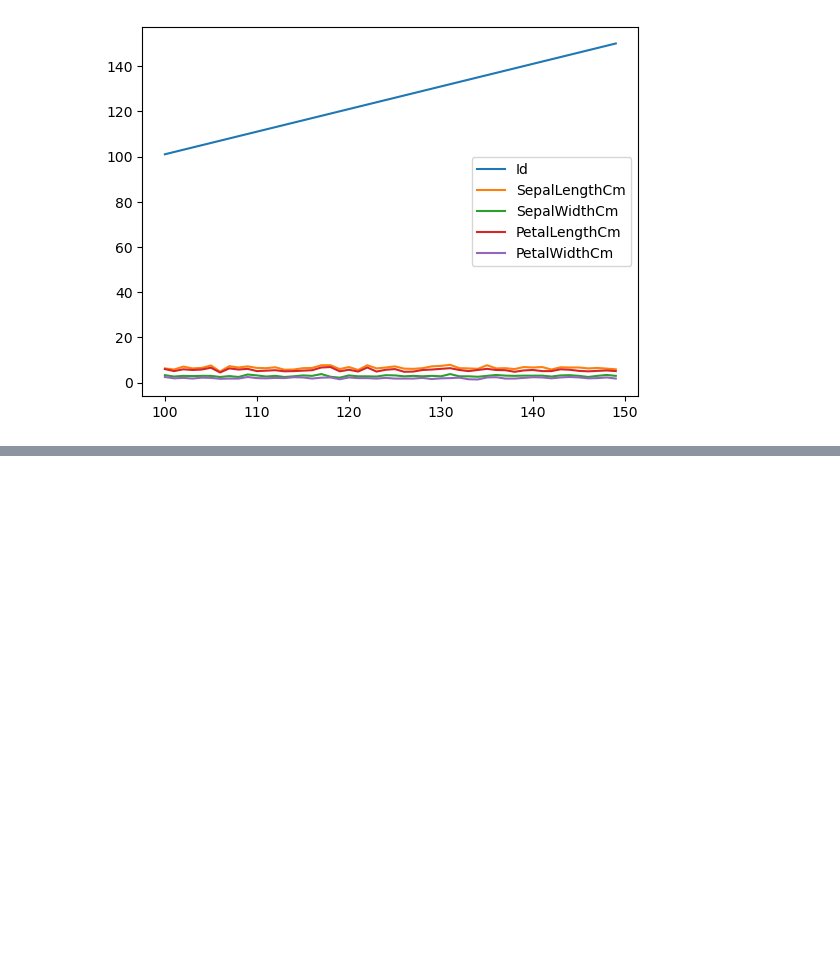
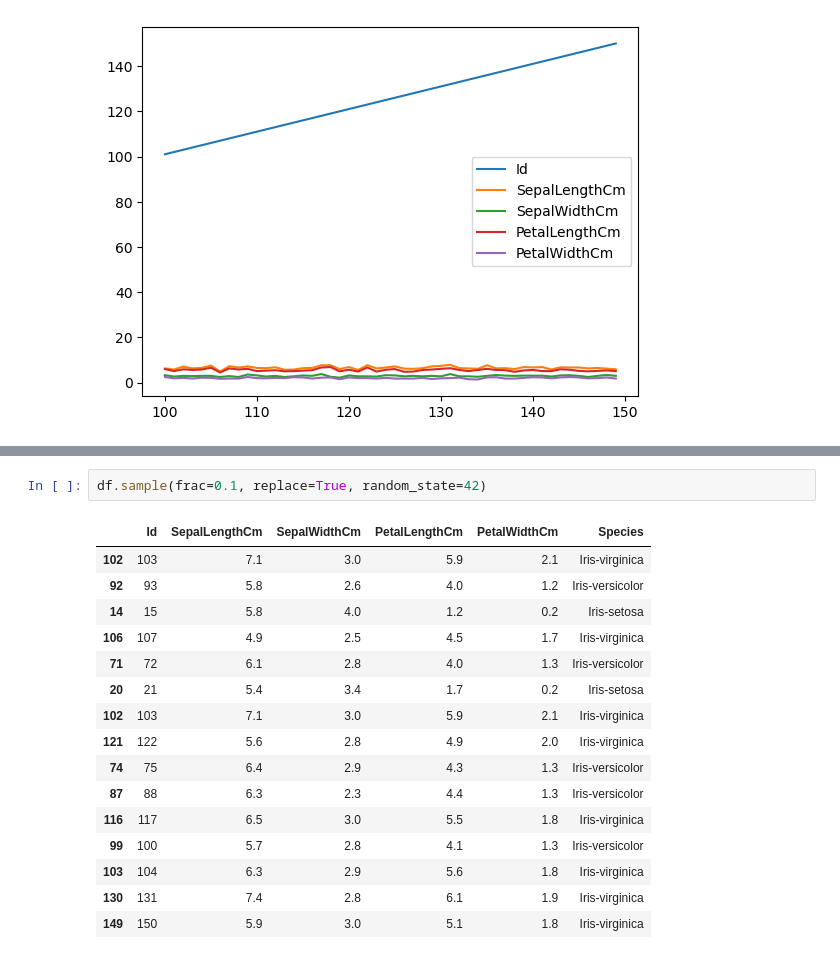
Before and after one commit to ankush-003/Learning-ML-Basics, a Jupyter notebook: CIE Workshop/Day1.ipynb, the cells around one changed output, grey strips where cells are left out. Saved outputs shown, nothing was run; the diff lists cells and outputs as text; blank space fills up the shorter version.

```diff
--- a/CIE Workshop/Day1.ipynb
+++ b/CIE Workshop/Day1.ipynb
@@ -156,0 +220,19 @@ plt.show()
+# %%
+df.sample(frac=0.1, replace=True, random_state=42)
+# %% [output]
+|  | Id | SepalLengthCm | SepalWidthCm | PetalLengthCm | PetalWidthCm | Species |
+| 102 | 103 | 7.1 | 3.0 | 5.9 | 2.1 | Iris-virginica |
+| 92 | 93 | 5.8 | 2.6 | 4.0 | 1.2 | Iris-versicolor |
+| 14 | 15 | 5.8 | 4.0 | 1.2 | 0.2 | Iris-setosa |
+| 106 | 107 | 4.9 | 2.5 | 4.5 | 1.7 | Iris-virginica |
+| 71 | 72 | 6.1 | 2.8 | 4.0 | 1.3 | Iris-versicolor |
+| 20 | 21 | 5.4 | 3.4 | 1.7 | 0.2 | Iris-setosa |
+| 102 | 103 | 7.1 | 3.0 | 5.9 | 2.1 | Iris-virginica |
+| 121 | 122 | 5.6 | 2.8 | 4.9 | 2.0 | Iris-virginica |
+| 74 | 75 | 6.4 | 2.9 | 4.3 | 1.3 | Iris-versicolor |
+| 87 | 88 | 6.3 | 2.3 | 4.4 | 1.3 | Iris-versicolor |
+| 116 | 117 | 6.5 | 3.0 | 5.5 | 1.8 | Iris-virginica |
+| 99 | 100 | 5.7 | 2.8 | 4.1 | 1.3 | Iris-versicolor |
+| 103 | 104 | 6.3 | 2.9 | 5.6 | 1.8 | Iris-virginica |
+| 130 | 131 | 7.4 | 2.8 | 6.1 | 1.9 | Iris-virginica |
+| 149 | 150 | 5.9 | 3.0 | 5.1 | 1.8 | Iris-virginica |
```
Also changed, not shown: parts of 7 cells of this notebook.
